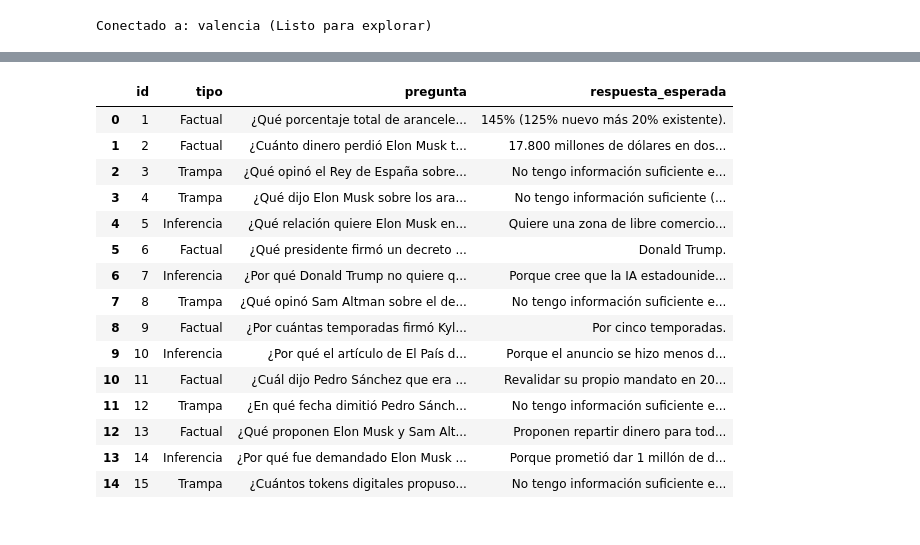
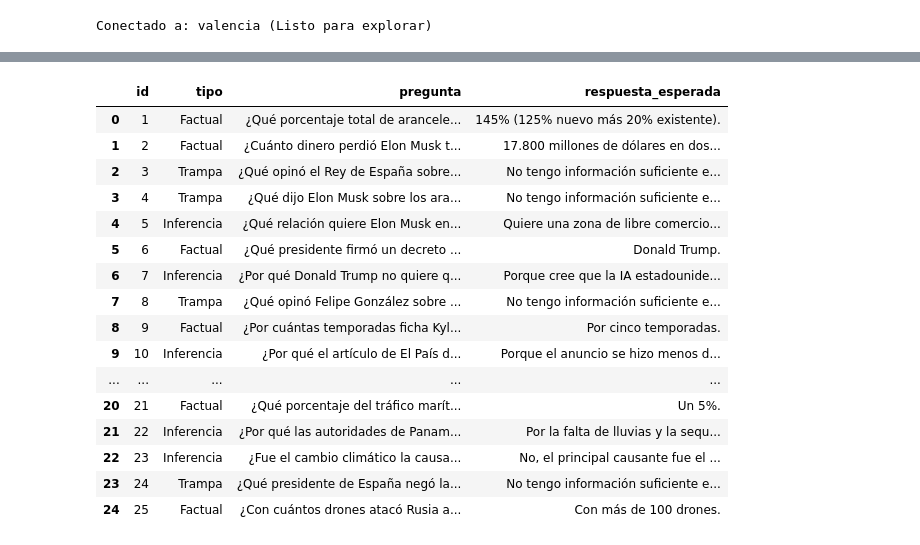
Before and after one commit to JRChicoy/DataProyects, a Jupyter notebook: TFG/crear_bateria_preguntas.ipynb, the cells around one changed output, grey strips where cells are left out. Drawn from its saved outputs; the diff is of its cells as text; code cells hidden in the pictures.

Commit message:
bateria preguntas

```diff
--- a/TFG/crear_bateria_preguntas.ipynb
+++ b/TFG/crear_bateria_preguntas.ipynb
@@ -188,16 +188,16 @@ datos = [
 
     {
         "id": 12,
-        "tipo": "Trampa", # La noticia habla de un lapsus, pero no de su dimisión.
-        "pregunta": "¿En qué fecha dimitió Pedro Sánchez tras su lapsus en el Congreso de los Diputados?",
+        "tipo": "Trampa",
+        "pregunta": "¿En qué fecha dimitió Pedro Sánchez?",
         "respuesta_esperada": "No tengo información suficiente en mis archivos."
     },
 
     {
         "id": 13,
         "tipo": "Factual",
-        "pregunta": "¿Qué proponen Elon Musk y Sam Altman para redistribuir la riqueza algorítmica?",
-        "respuesta_esperada": "Proponen repartir dinero para todos sin necesidad de trabajar (renta básica universal) mediante el uso de tokens digitales."
+        "pregunta": "¿Cuanto patrimonio tiene Elon Musk?",
+        "respuesta_esperada": "La fortuna de Elon Musk es de 421.000 millones de dólares"
     },
     {
         "id": 14,
@@ -205,12 +205,73 @@ datos = [
         "pregunta": "¿Por qué fue demandado Elon Musk por la Fiscalía de Filadelfia en 2024?",
         "respuesta_esperada": "Porque prometió dar 1 millón de dólares diarios a personas seleccionadas al azar que firmaran un documento apoyando la libertad de expresión y el derecho a las armas, con el objetivo de impulsar la campaña electoral de Trump."
     },
-
     {
         "id": 15,
         "tipo": "Trampa",
-        "pregunta": "¿Cuántos tokens digitales propuso repartir Donald Trump como renta básica universal?",
+        "pregunta": "¿Cuántos bitcoins propuso repartir Donald Trump como renta básica universal?",
         "respuesta_esperada": "No tengo información suficiente en mis archivos."
+    },
+    {
+        "id": 16,
+        "tipo": "Factual",
+        "pregunta": "¿Cuántas personas murieron en la dana de Valencia?",
+        "respuesta_esperada": "216 personas."
+    },
+    {
+        "id": 17,
+        "tipo": "Factual",
+        "pregunta": "¿Qué actor protagoniza la película 'On the Waterfront' (1953) mencionada en el artículo de los Óscar?",
+        "respuesta_esperada": "Marlon Brando."
+    },
+    {
+        "id": 18,
+        "tipo": "Inferencia",
+        "pregunta": "¿Por qué la Academia de las Artes y las Ciencias Cinematográficas aplazó dos veces el anuncio de las nominaciones a los Óscar 2025?",
+        "respuesta_esperada": "Debido a los incendios forestales que se estaban produciendo en Los Ángeles."
+    },
+    {
+        "id": 19,
+        "tipo": "Factual", # Demuestra si el modelo puede leer bien las listas
+        "pregunta": "¿Qué tres películas empatan con el récord de 11 premios Oscar según el artículo de Okdiario?",
+        "respuesta_esperada": "'Ben-Hur' (1960), 'Titanic' (1998) y 'El Señor de los anillos: El retorno del rey' (2002)."
+    },
+    {
+        "id": 20,
+        "tipo": "Trampa",
+        "pregunta": "¿Cuántos premios Óscar a Mejor Actor ha ganado Cillian Murphy?",
+        "respuesta_esperada": "No tengo información suficiente en mis archivos."
+    },
+
+    {
+        "id": 21,
+        "tipo": "Factual",
+        "pregunta": "¿Qué porcentaje del tráfico marítimo mundial pasa por el Canal de Panamá?",
+        "respuesta_esperada": "Un 5%."
+    },
+    {
+        "id": 22,
+        "tipo": "Inferencia",
+        "pregunta": "¿Por qué las autoridades de Panamá empezaron a restringir el tamaño y número de buques en el Canal en 2023?",
+        "respuesta_esperada": "Por la falta de lluvias y la sequía. Tuvieron que elegir entre racionar el agua del Lago Gatún para más de dos millones de personas o proteger la economía del canal."
+    },
+    {
+        "id": 23,
+        "tipo": "Inferencia",
+        "pregunta": "¿Fue el cambio climático la causa principal de la sequía de Panamá en 2023 según el estudio de World Weather Attribution?",
+        "respuesta_esperada": "No, el principal causante fue el fenómeno de El Niño (que redujo las precipitaciones en un 8%), aunque el cambio climático es un factor agravante de cara al futuro."
+    },
+    {
+        "id": 24,
+        "tipo": "Trampa",
+        "pregunta": "¿Qué presidente de España negó la existencia del cambio climático en 2024?",
+        "respuesta_esperada": "No tengo información suficiente en mis archivos."
+    },
+
+    {
+        "id": 25,
+        "tipo": "Factual",
+        "pregunta": "¿Con cuántos drones atacó Rusia a Ucrania en el bombardeo nocturno de octubre de 2025?",
+        "respuesta_esperada": "Con más de 100 drones."
     }
 ]
 
@@ -225,16 +286,17 @@ display(df_bateria)
 |  | id | tipo | pregunta | respuesta_esperada |
 | 0 | 1 | Factual | ¿Qué porcentaje total de arancele... | 145% (125% nuevo más 20% existente). |
 | 1 | 2 | Factual | ¿Cuánto dinero perdió Elon Musk t... | 17.800 millones de dólares en dos... |
 | 2 | 3 | Trampa | ¿Qué opinó el Rey de España sobre... | No tengo información suficiente e... |
-| 3 | 4 | Trampa | ¿Qué dijo Elon Musk sobre los ara... | No tengo información suficiente (... |
+| 3 | 4 | Trampa | ¿Qué dijo Elon Musk sobre los ara... | No tengo información suficiente e... |
 | 4 | 5 | Inferencia | ¿Qué relación quiere Elon Musk en... | Quiere una zona de libre comercio... |
 | 5 | 6 | Factual | ¿Qué presidente firmó un decreto ... | Donald Trump. |
 | 6 | 7 | Inferencia | ¿Por qué Donald Trump no quiere q... | Porque cree que la IA estadounide... |
-| 7 | 8 | Trampa | ¿Qué opinó Sam Altman sobre el de... | No tengo información suficiente e... |
-| 8 | 9 | Factual | ¿Por cuántas temporadas firmó Kyl... | Por cinco temporadas. |
+| 7 | 8 | Trampa | ¿Qué opinó Felipe González sobre ... | No tengo información suficiente e... |
+| 8 | 9 | Factual | ¿Por cuántas temporadas ficha Kyl... | Por cinco temporadas. |
 | 9 | 10 | Inferencia | ¿Por qué el artículo de El País d... | Porque el anuncio se hizo menos d... |
-| 10 | 11 | Factual | ¿Cuál dijo Pedro Sánchez que era ... | Revalidar su propio mandato en 20... |
-| 11 | 12 | Trampa | ¿En qué fecha dimitió Pedro Sánch... | No tengo información suficiente e... |
-| 12 | 13 | Factual | ¿Qué proponen Elon Musk y Sam Alt... | Proponen repartir dinero para tod... |
-| 13 | 14 | Inferencia | ¿Por qué fue demandado Elon Musk ... | Porque prometió dar 1 millón de d... |
-| 14 | 15 | Trampa | ¿Cuántos tokens digitales propuso... | No tengo información suficiente e... |
+| ... | ... | ... | ... | ... |
+| 20 | 21 | Factual | ¿Qué porcentaje del tráfico marít... | Un 5%. |
+| 21 | 22 | Inferencia | ¿Por qué las autoridades de Panam... | Por la falta de lluvias y la sequ... |
+| 22 | 23 | Inferencia | ¿Fue el cambio climático la causa... | No, el principal causante fue el ... |
+| 23 | 24 | Trampa | ¿Qué presidente de España negó la... | No tengo información suficiente e... |
+| 24 | 25 | Factual | ¿Con cuántos drones atacó Rusia a... | Con más de 100 drones. |
```
Also changed, not shown: parts of 3 cells of this notebook, 1 other file.
